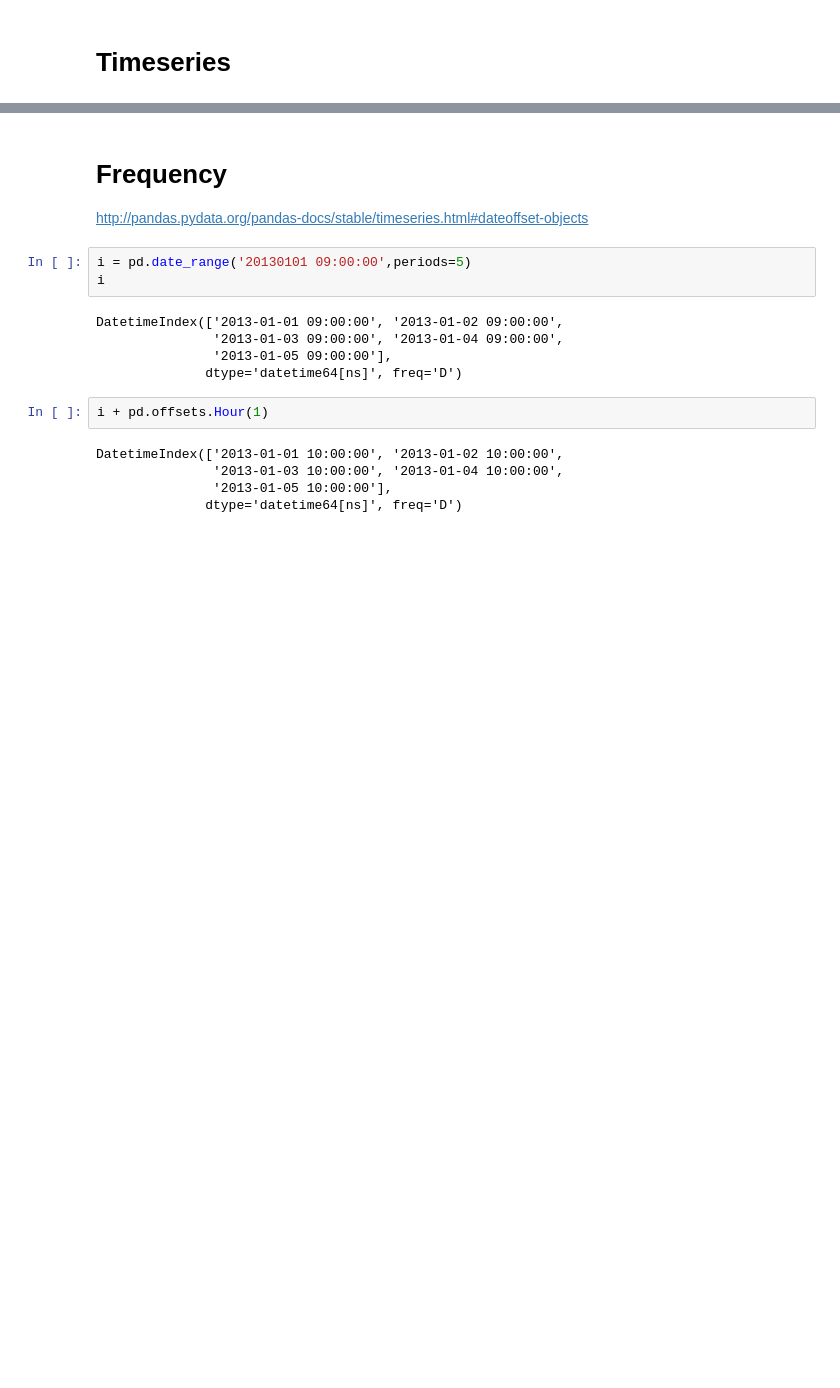
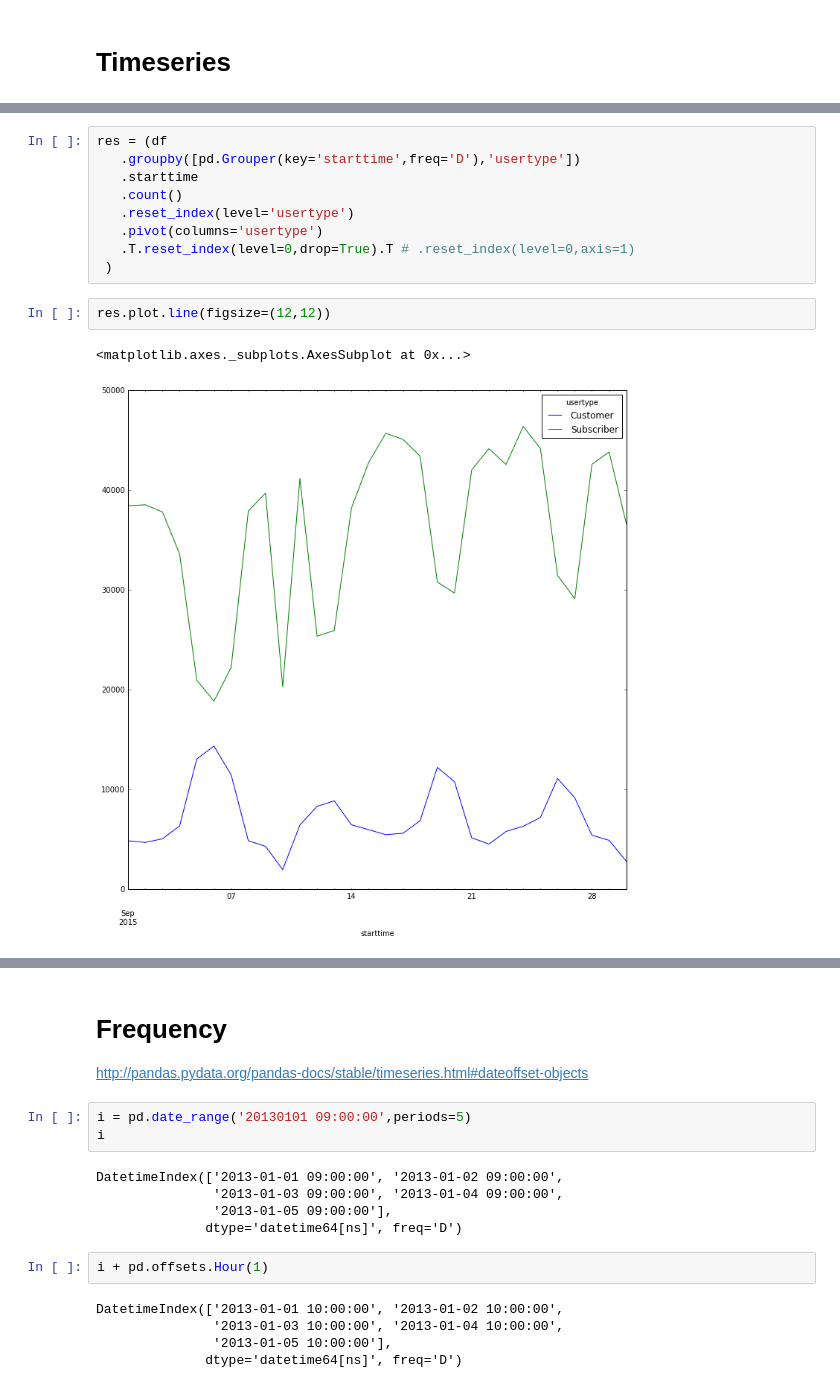
Before and after one commit to jreback/PyDataNYC2015, a Jupyter notebook: tutorial/5. Timeseries.ipynb, the cells around one changed output, grey strips where cells are left out. Cells and saved outputs as stored; diff of their text form; blank space fills up the shorter version.

```diff
--- a/tutorial/5. Timeseries.ipynb
+++ b/tutorial/5. Timeseries.ipynb
@@ -12,0 +77,14 @@ pd.options.display.width = 80
+# %%
+res = (df
+   .groupby([pd.Grouper(key='starttime',freq='D'),'usertype'])
+   .starttime
+   .count()
+   .reset_index(level='usertype')
+   .pivot(columns='usertype')
+   .T.reset_index(level=0,drop=True).T # .reset_index(level=0,axis=1)
+ )
+# %%
+res.plot.line(figsize=(12,12))
+# %% [output]
+<matplotlib.axes._subplots.AxesSubplot at 0x...>
+[figure, added]
```
Also changed, not shown: parts of 23 cells of this notebook, 1 other file.
